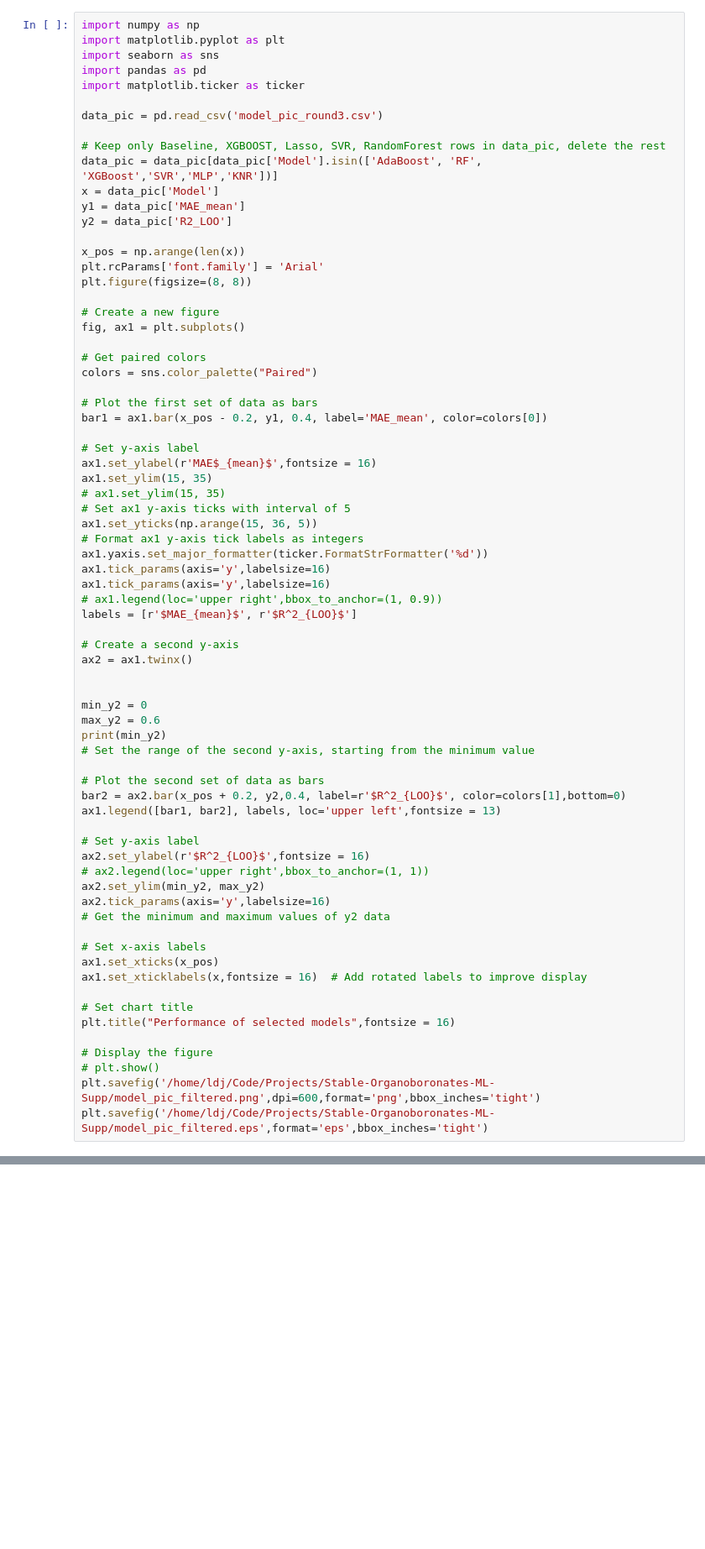
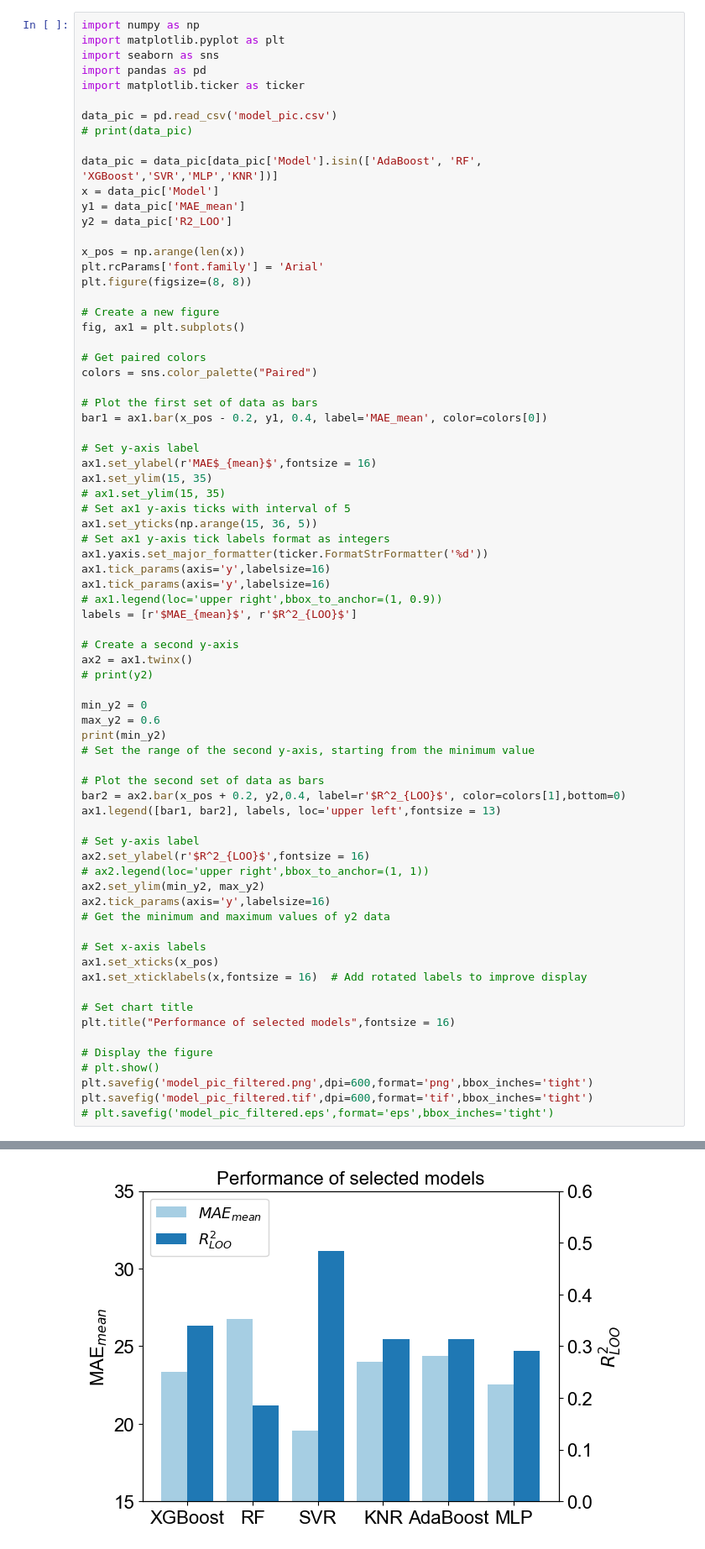
Before and after one commit to Daojing-Li/Stable-Organoboronates-ML-Supp, a Jupyter notebook: example/example_pic.ipynb, the cells around one changed output, grey strips where cells are left out. Shown: that part at 84% size. Drawn from its saved outputs; the diff is of its cells as text; blank space fills up the shorter version.

```diff
--- a/example/example_pic.ipynb
+++ b/example/example_pic.ipynb
@@ -237,9 +237,9 @@ import seaborn as sns
 import pandas as pd
 import matplotlib.ticker as ticker
 
-data_pic = pd.read_csv('model_pic_round3.csv')
+data_pic = pd.read_csv('model_pic.csv')
+# print(data_pic)
 
-# Keep only Baseline, XGBOOST, Lasso, SVR, RandomForest rows in data_pic, delete the rest
 data_pic = data_pic[data_pic['Model'].isin(['AdaBoost', 'RF',  'XGBoost','SVR','MLP','KNR'])]
 x = data_pic['Model']
 y1 = data_pic['MAE_mean']
@@ -264,7 +264,7 @@ ax1.set_ylim(15, 35)
 # ax1.set_ylim(15, 35)
 # Set ax1 y-axis ticks with interval of 5
 ax1.set_yticks(np.arange(15, 36, 5))
-# Format ax1 y-axis tick labels as integers
+# Set ax1 y-axis tick labels format as integers
 ax1.yaxis.set_major_formatter(ticker.FormatStrFormatter('%d'))
 ax1.tick_params(axis='y',labelsize=16)
 ax1.tick_params(axis='y',labelsize=16)
@@ -273,7 +273,7 @@ labels = [r'$MAE_{mean}$', r'$R^2_{LOO}$']
 
 # Create a second y-axis
 ax2 = ax1.twinx()
-
+# print(y2)
 
 min_y2 = 0
 max_y2 = 0.6
@@ -300,5 +300,7 @@ plt.title("Performance of selected models",fontsize = 16)
 
 # Display the figure
 # plt.show()
-plt.savefig('/home/ldj/Code/Projects/Stable-Organoboronates-ML-Supp/model_pic_filtered.png',dpi=600,format='png',bbox_inches='tight')
-plt.savefig('/home/ldj/Code/Projects/Stable-Organoboronates-ML-Supp/model_pic_filtered.eps',format='eps',bbox_inches='tight')
+plt.savefig('model_pic_filtered.png',dpi=600,format='png',bbox_inches='tight')
+plt.savefig('model_pic_filtered.tif',dpi=600,format='tif',bbox_inches='tight')
+# plt.savefig('model_pic_filtered.eps',format='eps',bbox_inches='tight')
+# %% [output]
@@ -305,3 +309,4 @@ plt.savefig('/home/ldj/Code/Projects/Stable-Organoboronates-ML-Supp/model_pic_fi
+[figure, added]
 # %%
 import numpy as np
 import matplotlib.pyplot as plt
```
Also changed, not shown: parts of 3 cells of this notebook, 5 other files.
